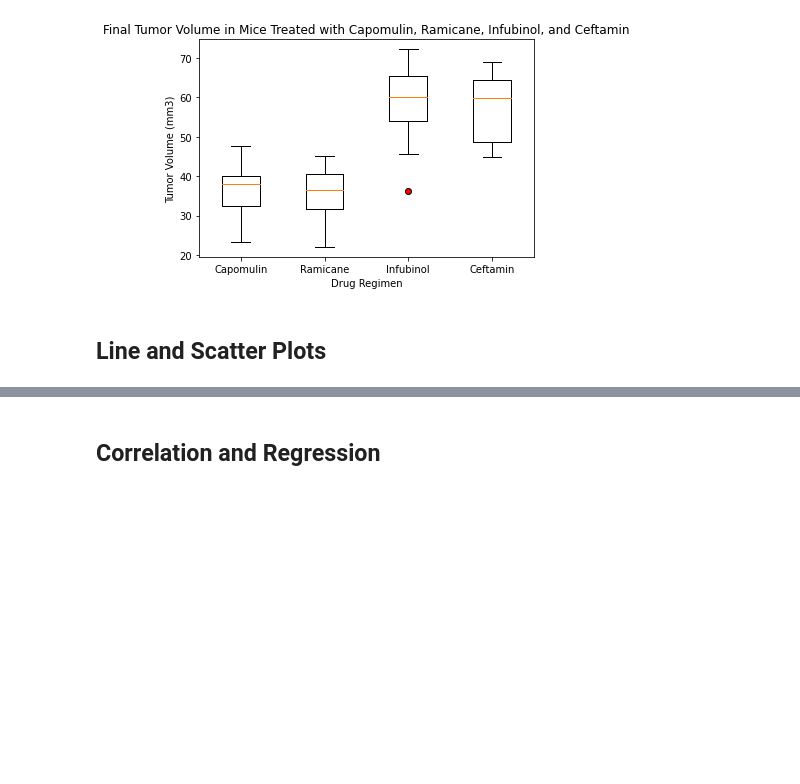
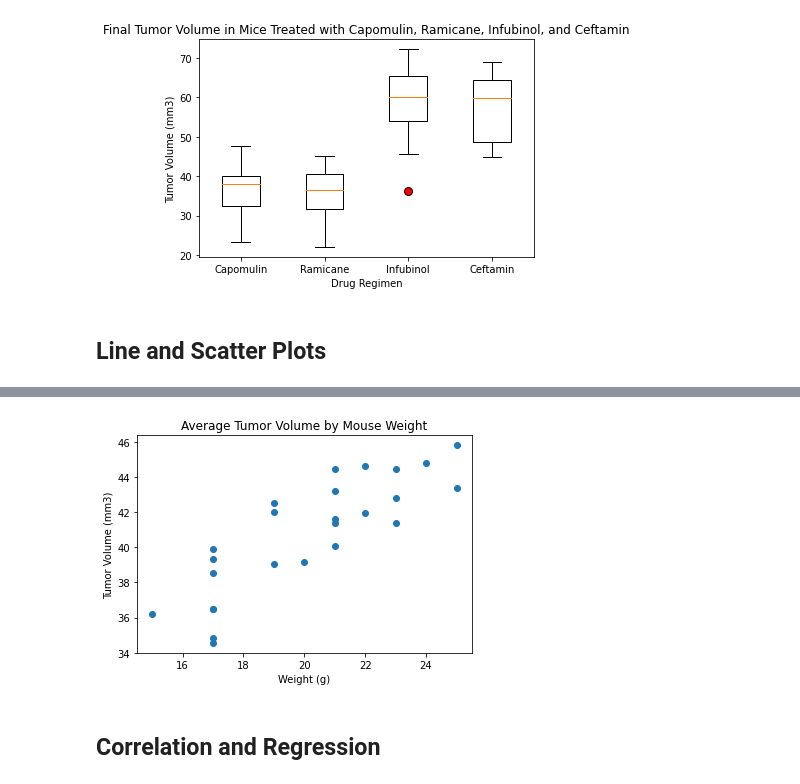
Before and after one commit to gabriellaburns/Matplotlib-Homework, a Jupyter notebook: pymaceuticals_starter.ipynb, the cells around one changed output, grey strips where cells are left out. Cells and saved outputs as stored; diff of their text form; code cells hidden in the pictures; blank space fills up the shorter version.

```diff
--- a/pymaceuticals_starter.ipynb
+++ b/pymaceuticals_starter.ipynb
@@ -322,2 +340,23 @@ Text(0.5, 1.0, 'Final Tumor Volume in Mice Treated with Capomulin, Ramicane, Inf
+# %%
+# Generate a scatter plot of average tumor volume vs. mouse weight for the Capomulin regimen
+capomulin_mice
+
+#create new dataframe using group by mouse ID and mean to calculate average tumor size/mouse weight for each mouse
+cap_avg = capomulin_mice.groupby(['Mouse ID']).mean()
+cap_avg
+
+plt.scatter(cap_avg['Weight (g)'], cap_avg['Tumor Volume (mm3)'])
+
+plt.xlabel('Weight (g)')
+plt.ylabel('Tumor Volume (mm3)')
+plt.title('Average Tumor Volume by Mouse Weight')
+plt.show()
+
+#capomulin_mice.plot(kind="scatter", x="Timepoint", y="Tumor Volume (mm3)", grid=True, figsize=(8,8),
+              #title="Average Tumor Volume vs. Mouse Weight")
+#plt.xticks(capomulin_mice["Timepoint"].values)
+#plt.show()
+# %% [output]
+[figure, added]
 # %% [markdown]
 ## Correlation and Regression
```
Also changed, not shown: parts of 12 cells of this notebook.
